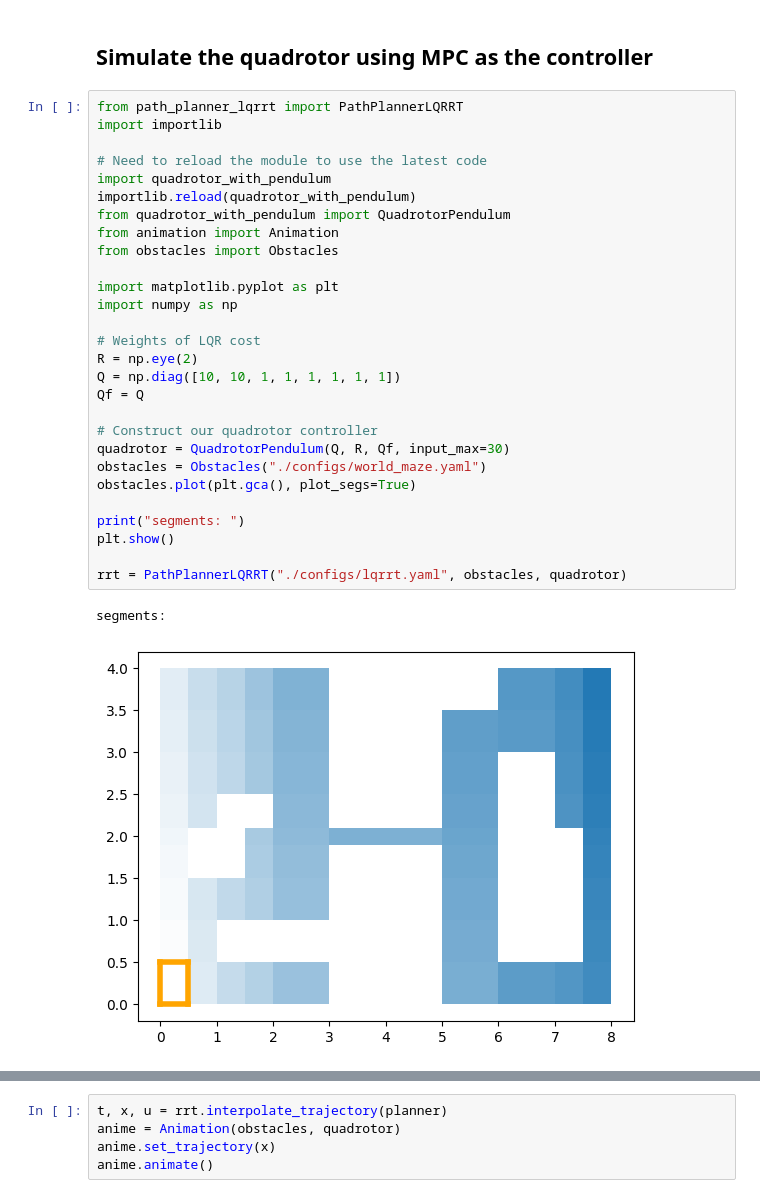
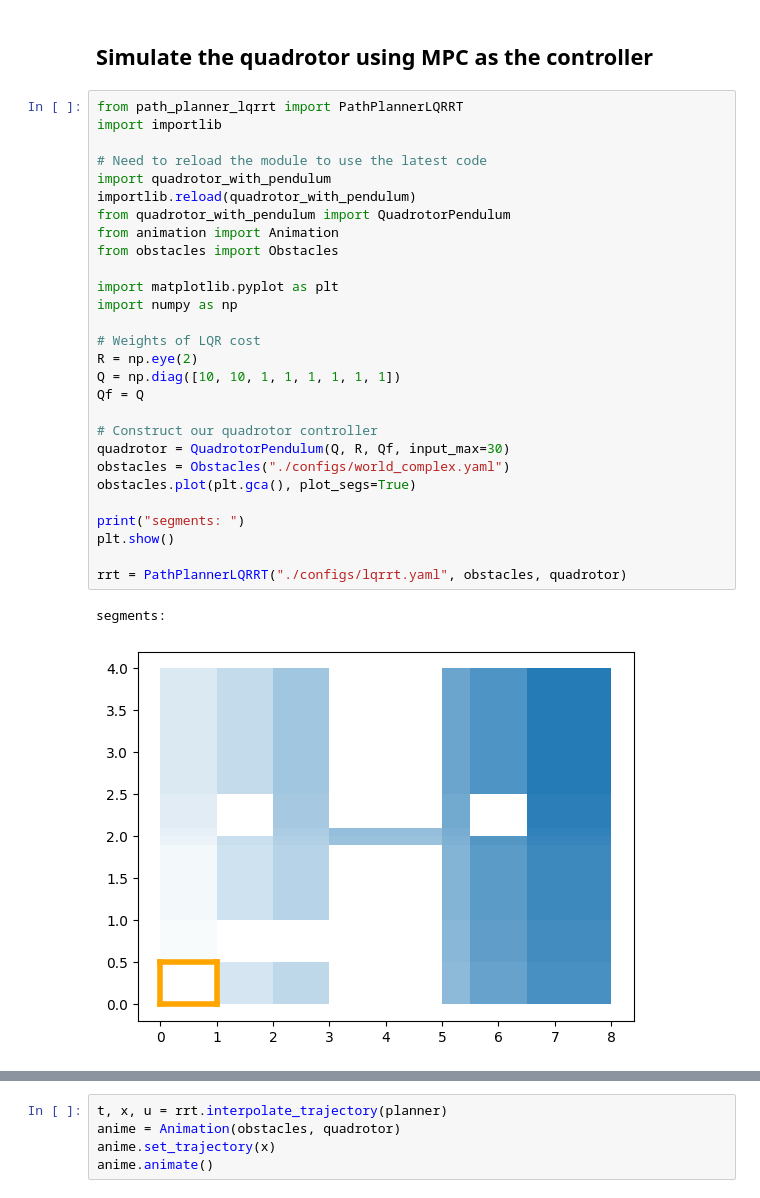
Before and after one commit to clee009/MEAM517-Final-Project, a Jupyter notebook: final_project.ipynb, the cells around one changed output, grey strips where cells are left out. Saved outputs shown, nothing was run; the diff lists cells and outputs as text.

Commit message:
complex

```diff
--- a/final_project.ipynb
+++ b/final_project.ipynb
@@ -9,34 +9,34 @@ Creates the Quadrotor object and loads in the animation code.
 # %%
 from path_planner_lqrrt import PathPlannerLQRRT
 import importlib
 
 # Need to reload the module to use the latest code
 import quadrotor_with_pendulum
 importlib.reload(quadrotor_with_pendulum)
 from quadrotor_with_pendulum import QuadrotorPendulum
 from animation import Animation
 from obstacles import Obstacles
 
 import matplotlib.pyplot as plt
 import numpy as np
 
 # Weights of LQR cost
 R = np.eye(2)
 Q = np.diag([10, 10, 1, 1, 1, 1, 1, 1])
 Qf = Q
 
 # Construct our quadrotor controller
 quadrotor = QuadrotorPendulum(Q, R, Qf, input_max=30)
-obstacles = Obstacles("./configs/world_maze.yaml")
+obstacles = Obstacles("./configs/world_complex.yaml")
 obstacles.plot(plt.gca(), plot_segs=True)
 
 print("segments: ")
 plt.show()
 
 rrt = PathPlannerLQRRT("./configs/lqrrt.yaml", obstacles, quadrotor)
 # %% [output]
 segments:
-[figure, old version]
+[figure, new version]
 # %%
 rrt.use_segment = True
 planner = rrt.get_planner()
```
Also changed, not shown: parts of 2 cells of this notebook, 1 other file.
